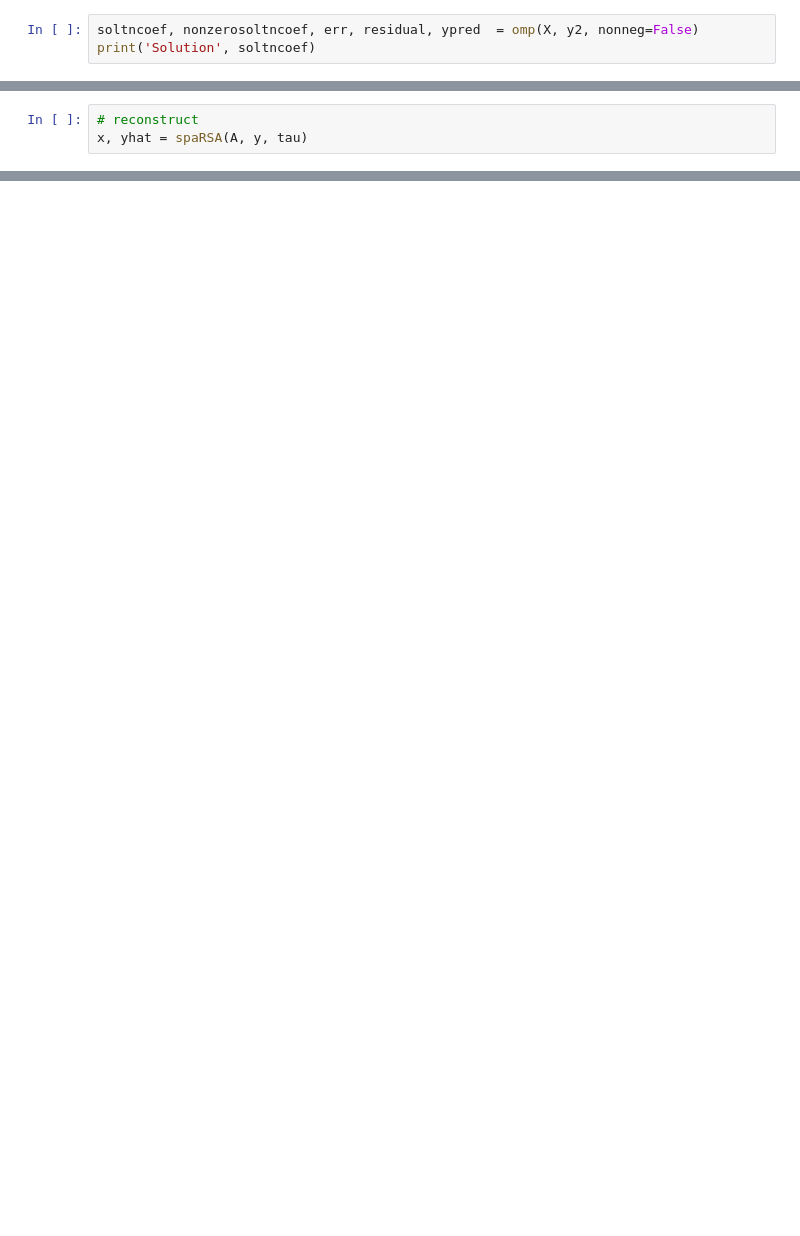
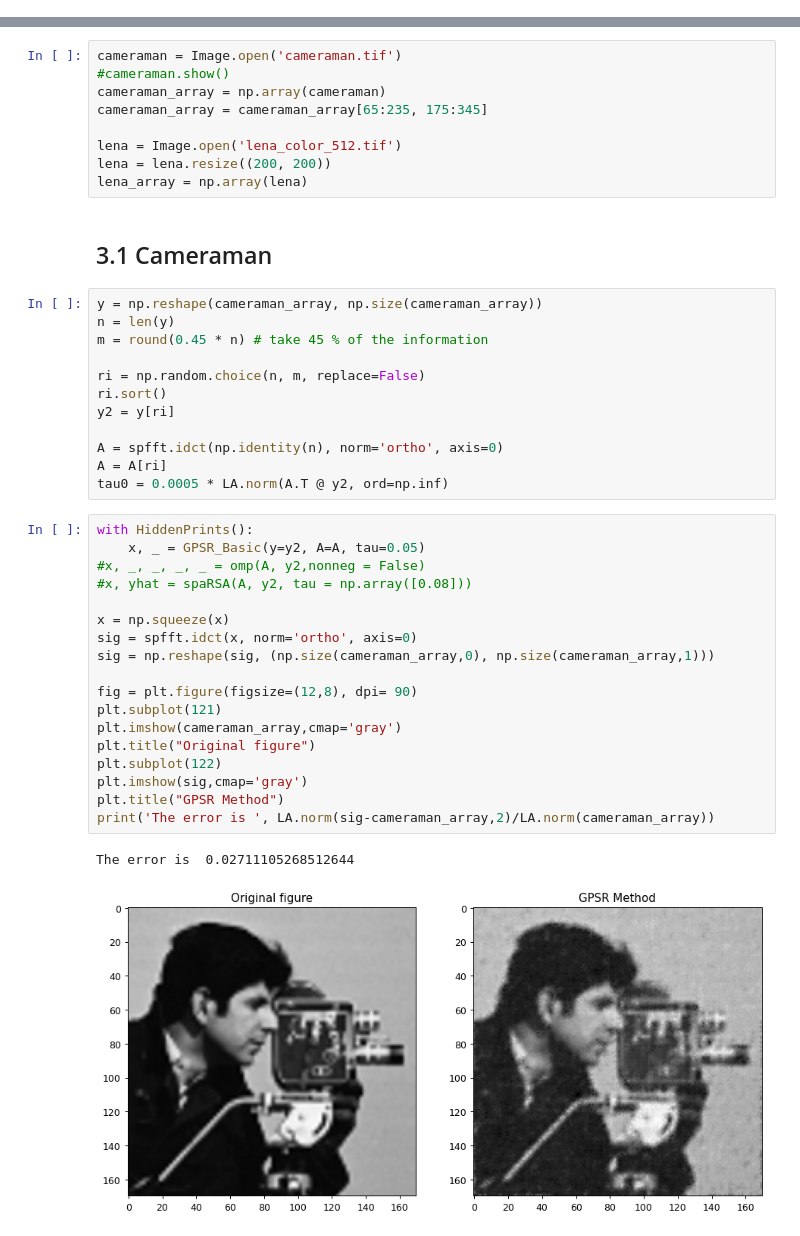
Before and after one commit to mapolinario94/CS520_Project_CompressiveSensing, a Jupyter notebook: comparison.ipynb, the cells around one changed output, grey strips where cells are left out. Drawn from its saved outputs; the diff is of its cells as text; blank space fills up the shorter version.

```diff
--- a/comparison.ipynb
+++ b/comparison.ipynb
@@ -134,3 +0,0 @@ Text(0.5, 1.0, 'Predicted and true responses')
-# %%
-soltncoef, nonzerosoltncoef, err, residual, ypred  = omp(X, y2, nonneg=False)
-print('Solution', soltncoef)
@@ -732,3 +0,0 @@ Text(0.5, 1.0, 'Response')
-# %%
-# reconstruct
-x, yhat = spaRSA(A, y, tau)
@@ -740,0 +638,44 @@ Text(0.5, 1.0, 'Predicted and true responses')
+# %%
+cameraman = Image.open('cameraman.tif')
+#cameraman.show()
+cameraman_array = np.array(cameraman)
+cameraman_array = cameraman_array[65:235, 175:345]
+
+lena = Image.open('lena_color_512.tif')
+lena = lena.resize((200, 200))
+lena_array = np.array(lena)
+# %% [markdown]
+## 3.1 Cameraman
+# %%
+y = np.reshape(cameraman_array, np.size(cameraman_array))
+n = len(y)
+m = round(0.45 * n) # take 45 % of the information
+
+ri = np.random.choice(n, m, replace=False)
+ri.sort()
+y2 = y[ri]
+
+A = spfft.idct(np.identity(n), norm='ortho', axis=0)
+A = A[ri]
+tau0 = 0.0005 * LA.norm(A.T @ y2, ord=np.inf)
+# %%
+with HiddenPrints():
+    x, _ = GPSR_Basic(y=y2, A=A, tau=0.05)
+#x, _, _, _, _ = omp(A, y2,nonneg = False)
+#x, yhat = spaRSA(A, y2, tau = np.array([0.08]))
+
+x = np.squeeze(x)
+sig = spfft.idct(x, norm='ortho', axis=0)
+sig = np.reshape(sig, (np.size(cameraman_array,0), np.size(cameraman_array,1)))
+
+fig = plt.figure(figsize=(12,8), dpi= 90)
+plt.subplot(121)
+plt.imshow(cameraman_array,cmap='gray')
+plt.title("Original figure")
+plt.subplot(122)
+plt.imshow(sig,cmap='gray')
+plt.title("GPSR Method")
+print('The error is ', LA.norm(sig-cameraman_array,2)/LA.norm(cameraman_array))
+# %% [output]
+The error is  0.02711105268512644
+[figure, added]
```
Also changed, not shown: parts of 46 cells of this notebook.
